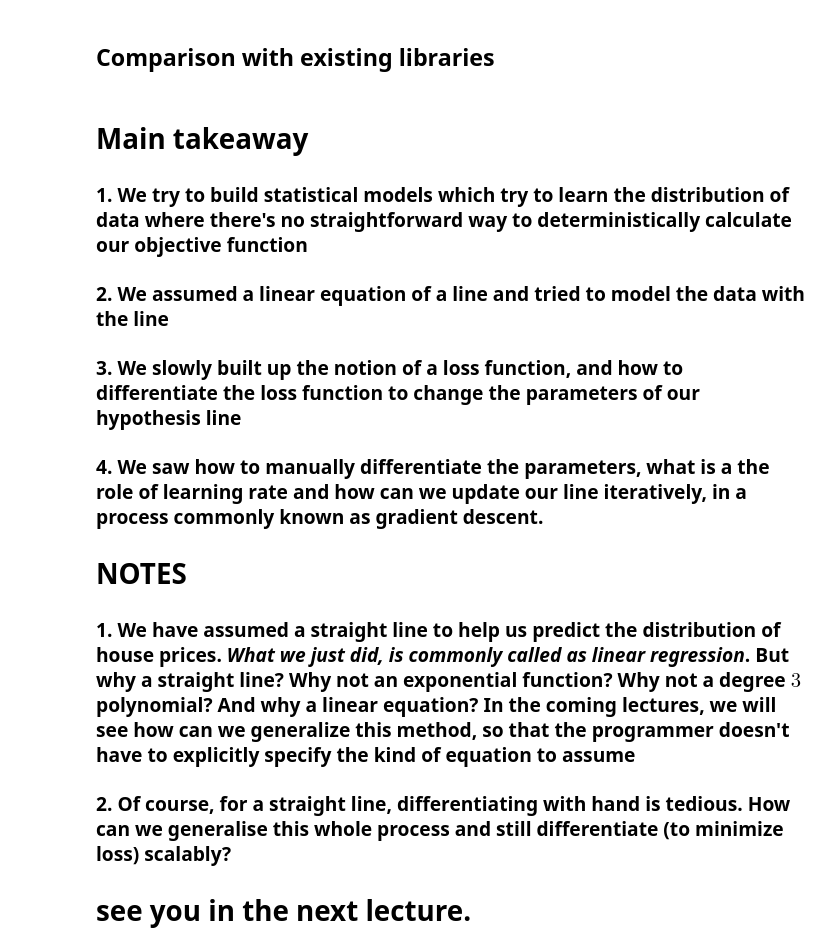
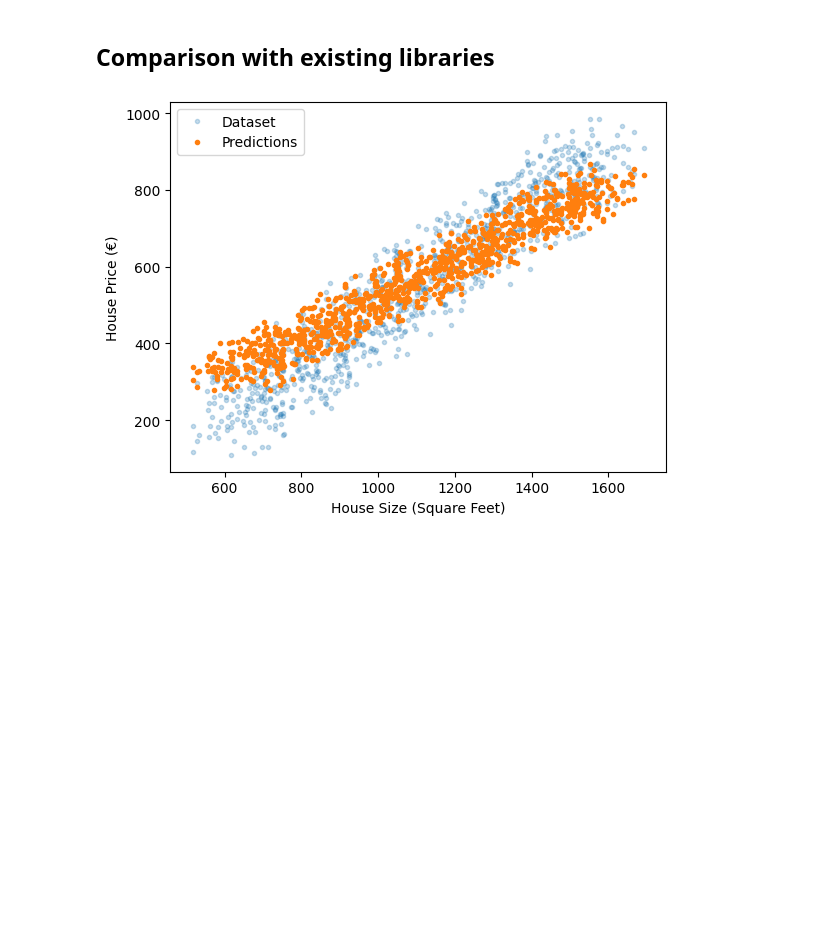
Before and after one commit to grussdorian/neural-networks-crash-course, a Jupyter notebook: 0 - Regression.ipynb, the cells around one changed output. Saved outputs shown, nothing was run; the diff lists cells and outputs as text; code cells hidden in the pictures; blank space fills up the shorter version.

```diff
--- a/0 - Regression.ipynb
+++ b/0 - Regression.ipynb
@@ -274,18 +264,19 @@ print(f'Predicted price for a 1300 sq ft house: {predicted_price[0]:.2f} €')
-# %% [markdown]
-# Main takeaway
-
-
-### 1. We try to build statistical models which try to learn the distribution of data where there's no straightforward way to deterministically calculate our objective function
-
-### 2. We assumed a linear equation of a line and tried to model the data with the line
-
-### 3. We slowly built up the notion of a loss function, and how to differentiate the loss function to change the parameters of our hypothesis line
-
-### 4. We saw how to manually differentiate the parameters, what is a the role of learning rate and how can we update our line iteratively, in a process commonly known as gradient descent.
-
-# NOTES
-
-### 1. We have assumed a straight line to help us predict the distribution of house prices. ***What we just did, is commonly called as linear regression***. But why a straight line? Why not an exponential function? Why not a degree $3$ polynomial? And why a linear equation? In the coming lectures, we will see how can we generalize this method, so that the programmer doesn't have to explicitly specify the kind of equation to assume
-### 2. Of course, for a straight line, differentiating with hand is tedious. How can we generalise this whole process and still differentiate (to minimize loss) scalably?
-
-# see you in the next lecture.
+# %%
+import numpy as np
+from sklearn.linear_model import LinearRegression
+
+# Create and train the model
+model = LinearRegression()
+model.fit(house_sizes.reshape(-1, 1), house_prices)
+
+# Inferece
+predicted_price = model.predict((np.linspace(500, 1500, 1000) + 200 * np.random.random((1000))).reshape(-1, 1))
+
+# Plot the final model
+plt.plot(house_sizes, house_prices, '.', alpha=0.25, label="Dataset")
+plt.plot(house_sizes, preds, '.', label="Predictions")
+plt.xlabel('House Size (Square Feet)'); plt.ylabel('House Price (€)')
+plt.legend()
+plt.show()
+# %% [output]
+[figure, added]
```
Also changed, not shown: parts of 9 cells of this notebook, 1 other file.
